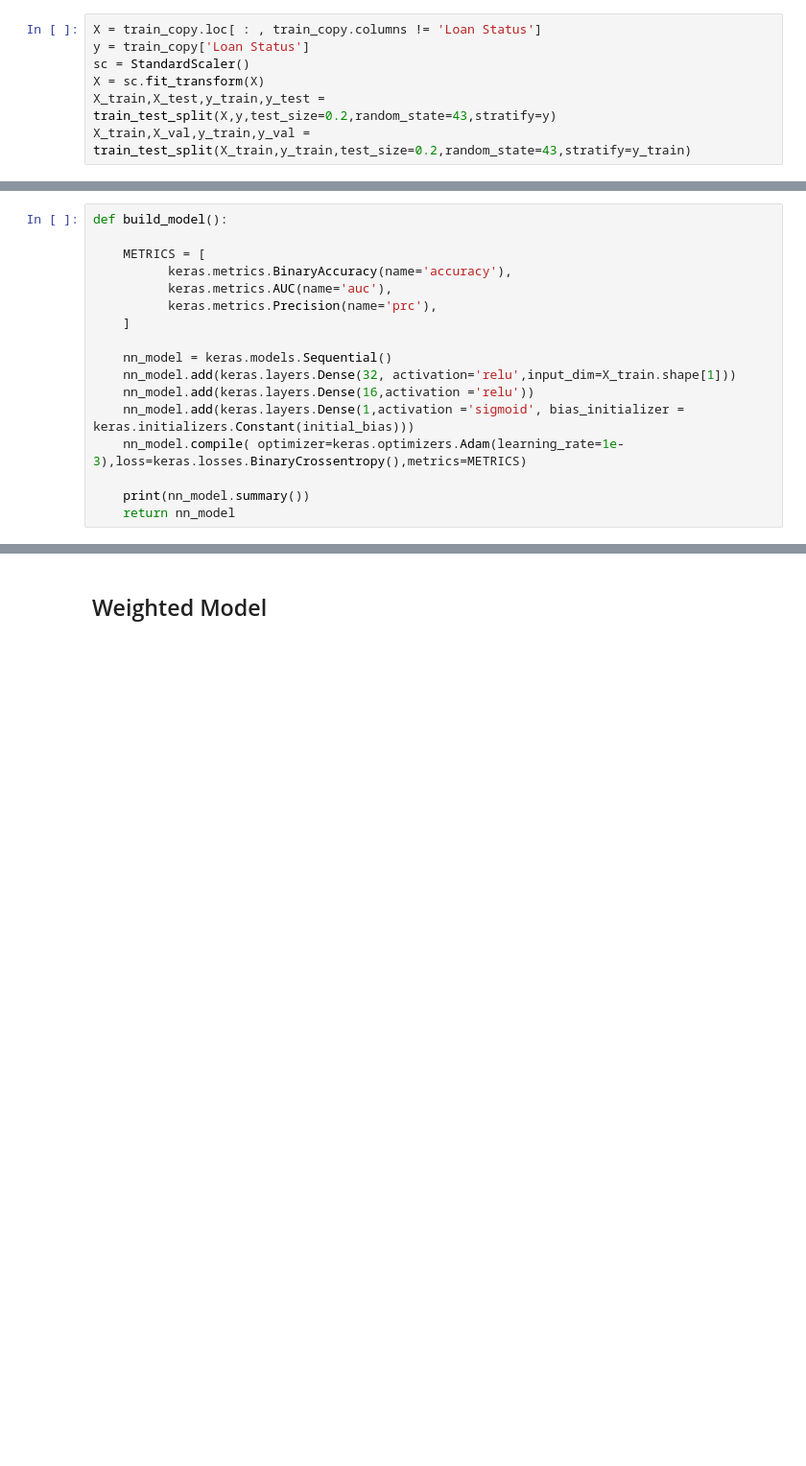
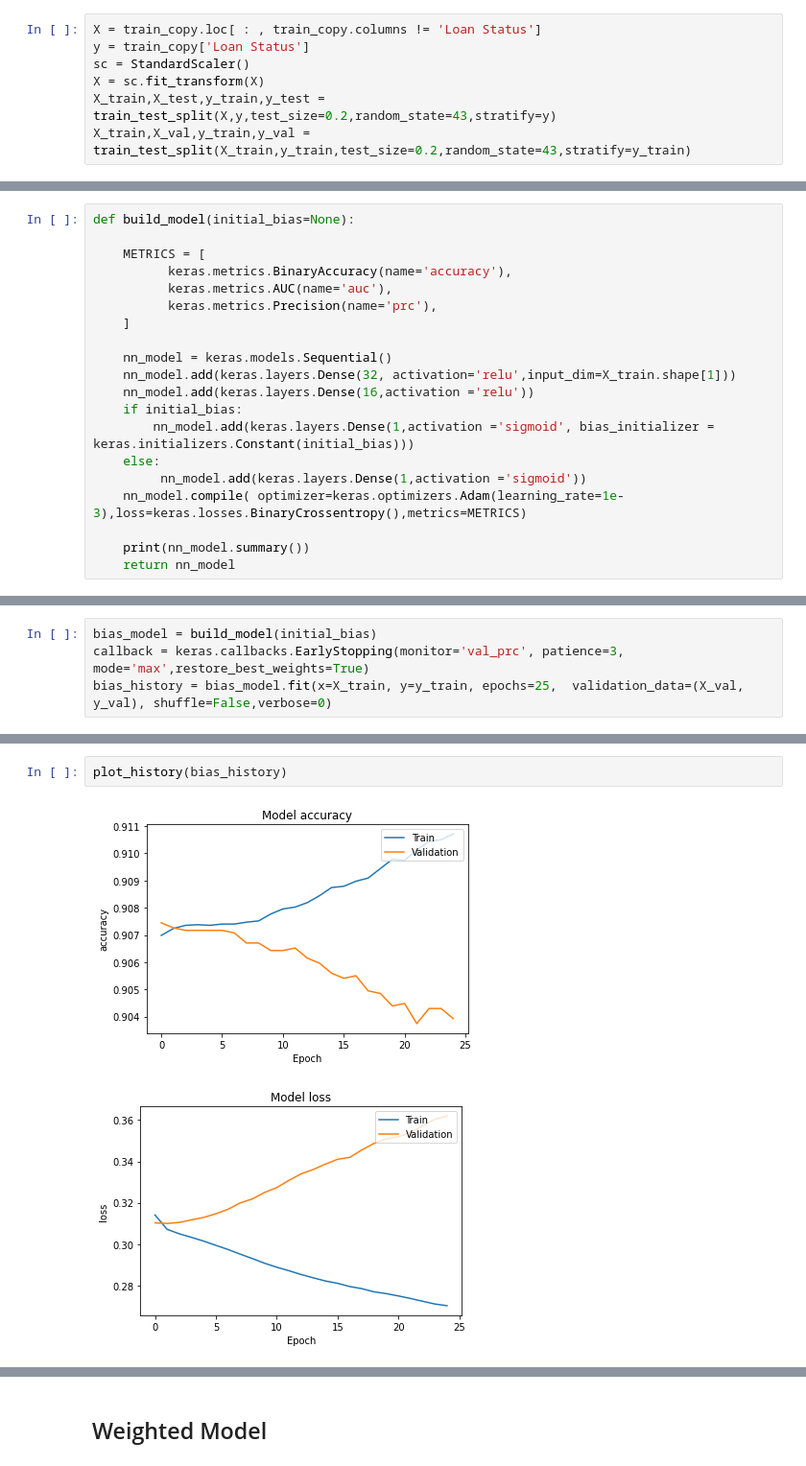
Before and after one commit to rparthas/data, a Jupyter notebook: zoomcamp/finalterm/model.ipynb, the cells around one changed output, grey strips where cells are left out. Shown: that part at 96% size. Drawn from its saved outputs; the diff is of its cells as text; blank space fills up the shorter version.

```diff
--- a/zoomcamp/finalterm/model.ipynb
+++ b/zoomcamp/finalterm/model.ipynb
@@ -297,5 +297,5 @@ initial_bias = np.log([pos/neg])
 # %%
-def build_model():
+def build_model(initial_bias=None):
 
     METRICS = [
           keras.metrics.BinaryAccuracy(name='accuracy'),
@@ -306,7 +306,10 @@ def build_model():
     nn_model = keras.models.Sequential()
     nn_model.add(keras.layers.Dense(32, activation='relu',input_dim=X_train.shape[1]))
     nn_model.add(keras.layers.Dense(16,activation ='relu'))
-    nn_model.add(keras.layers.Dense(1,activation ='sigmoid', bias_initializer = keras.initializers.Constant(initial_bias)))
+    if initial_bias:
+        nn_model.add(keras.layers.Dense(1,activation ='sigmoid', bias_initializer = keras.initializers.Constant(initial_bias)))
+    else:
+         nn_model.add(keras.layers.Dense(1,activation ='sigmoid'))
     nn_model.compile( optimizer=keras.optimizers.Adam(learning_rate=1e-3),loss=keras.losses.BinaryCrossentropy(),metrics=METRICS)
 
     print(nn_model.summary())
@@ -369,0 +370,4 @@ Log Loss: 3.1946
+# %%
+bias_model = build_model(initial_bias)
+callback = keras.callbacks.EarlyStopping(monitor='val_prc', patience=3, mode='max',restore_best_weights=True)
+bias_history = bias_model.fit(x=X_train, y=y_train, epochs=25,  validation_data=(X_val, y_val), shuffle=False,verbose=0)
@@ -369,0 +391,5 @@ Log Loss: 3.1946
+# %%
+plot_history(bias_history)
+# %% [output]
+[figure, added]
+[figure, added]
```
Also changed, not shown: parts of 27 cells of this notebook, 5 other files.
